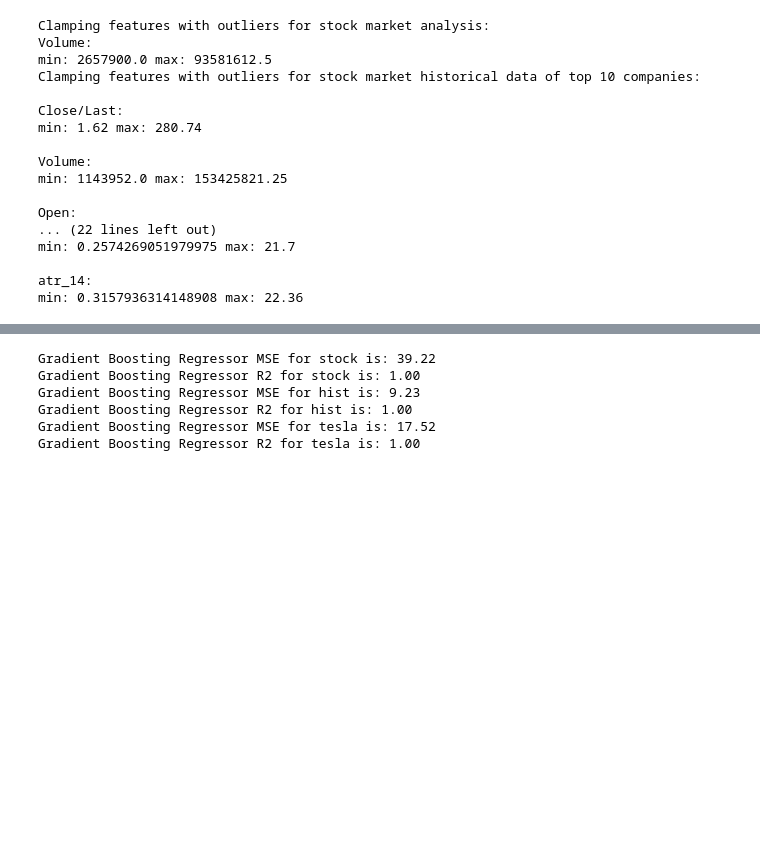
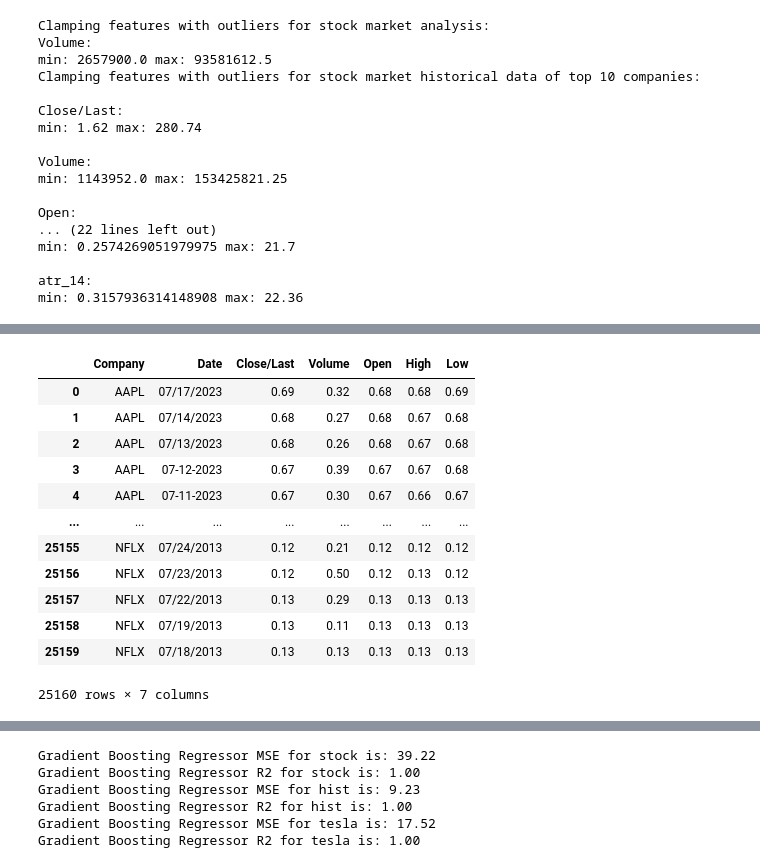
Before and after one commit to DavEspo/Stock-Prediction, a Jupyter notebook: Stock_Prediction.ipynb, the cells around one changed output, grey strips where cells are left out. Saved outputs shown, nothing was run; the diff lists cells and outputs as text; code cells hidden in the pictures; blank space fills up the shorter version.

```diff
--- a/Stock_Prediction.ipynb
+++ b/Stock_Prediction.ipynb
@@ -1293,0 +1319,22 @@ min: 0.3157936314148908 max: 22.36
+# %%
+# Normalization for historical data
+NormalizedDF = MinMaxScaler().fit(historical_data[cont_feat_hist])
+historical_data[cont_feat_hist] = NormalizedDF.transform(historical_data[cont_feat_hist])
+
+# All values rounded 2 decimal places
+historical_data = historical_data.round(2)
+historical_data
+# %% [output]
+|  | Company | Date | Close/Last | Volume | Open | High | Low |
+| 0 | AAPL | 07/17/2023 | 0.69 | 0.32 | 0.68 | 0.68 | 0.69 |
+| 1 | AAPL | 07/14/2023 | 0.68 | 0.27 | 0.68 | 0.67 | 0.68 |
+| 2 | AAPL | 07/13/2023 | 0.68 | 0.26 | 0.68 | 0.67 | 0.68 |
+| 3 | AAPL | 07-12-2023 | 0.67 | 0.39 | 0.67 | 0.67 | 0.68 |
+| 4 | AAPL | 07-11-2023 | 0.67 | 0.30 | 0.67 | 0.66 | 0.67 |
+| ... | ... | ... | ... | ... | ... | ... | ... |
+| 25155 | NFLX | 07/24/2013 | 0.12 | 0.21 | 0.12 | 0.12 | 0.12 |
+| 25156 | NFLX | 07/23/2013 | 0.12 | 0.50 | 0.12 | 0.13 | 0.12 |
+| 25157 | NFLX | 07/22/2013 | 0.13 | 0.29 | 0.13 | 0.13 | 0.13 |
+| 25158 | NFLX | 07/19/2013 | 0.13 | 0.11 | 0.13 | 0.13 | 0.13 |
+| 25159 | NFLX | 07/18/2013 | 0.13 | 0.13 | 0.13 | 0.13 | 0.13 |
+25160 rows × 7 columns
```
Also changed, not shown: parts of 27 cells of this notebook.
